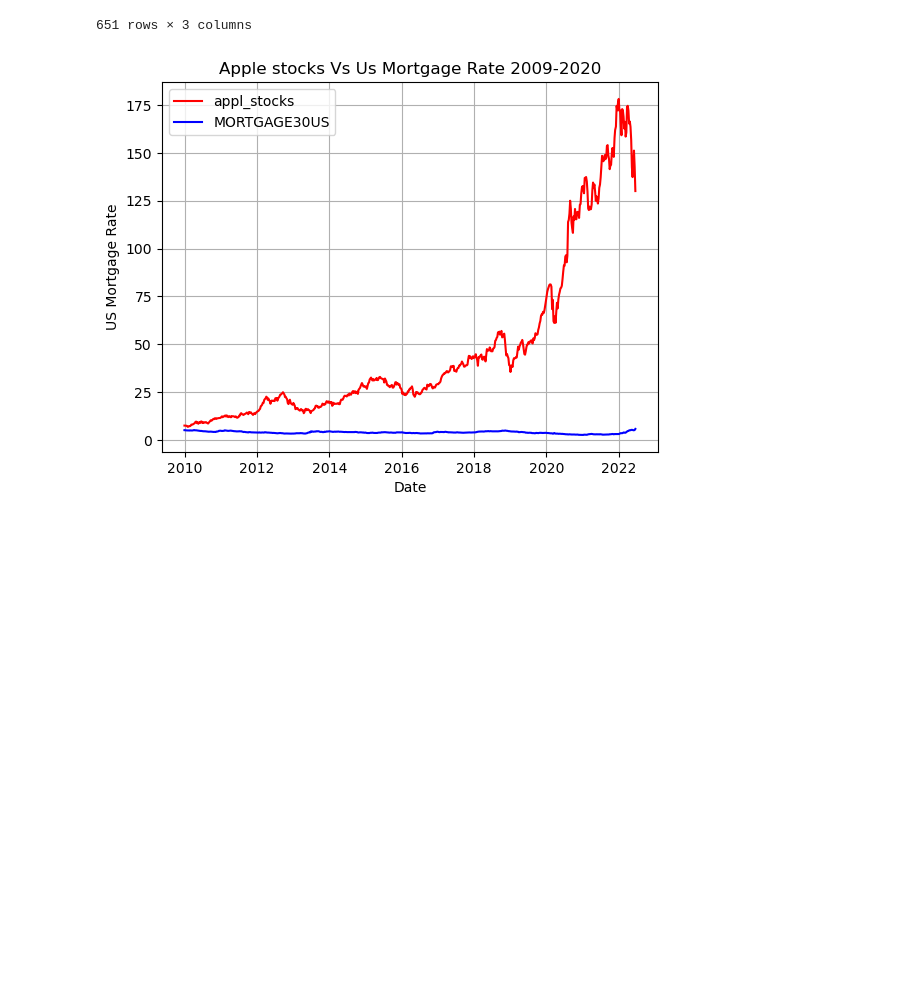
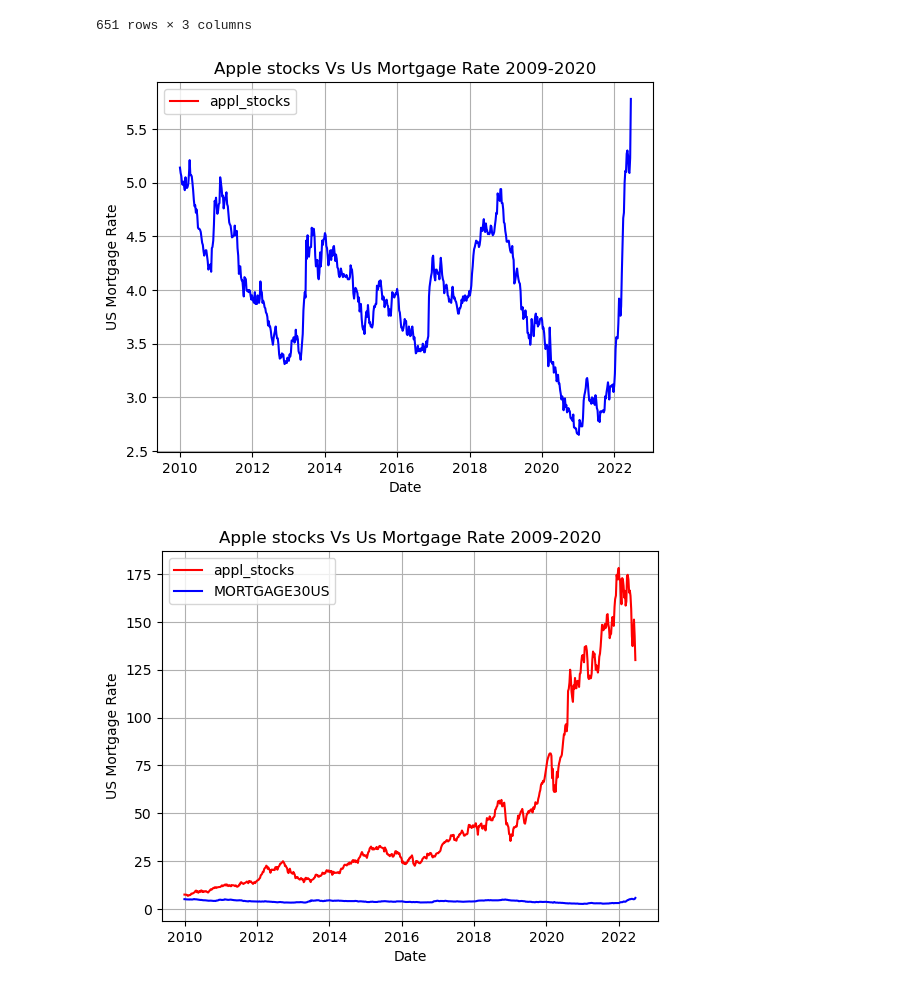
Before and after one commit to Sukhrajb1988/Project1G1, a Jupyter notebook: Mortgage Rate Dataset.ipynb, the cells around one changed output. Saved outputs shown, nothing was run; the diff lists cells and outputs as text; code cells hidden in the pictures; blank space fills up the shorter version.

```diff
--- a/Mortgage Rate Dataset.ipynb
+++ b/Mortgage Rate Dataset.ipynb
@@ -144,6 +144,19 @@ close_profit_data
 | 3131 | 2022-06-09 | 142.639999 | 5.23 |
 | 3136 | 2022-06-16 | 130.059998 | 5.78 |
 651 rows × 3 columns
+# %%
+MORTGAGE30US, = plt.plot(close_profit_data['Date'], close_profit_data['MORTGAGE30US'], color="blue", label="MORTGAGE30US")
+plt.title("Apple stocks Vs Us Mortgage Rate 2009-2020")
+plt.xlabel("Date")
+plt.ylabel("US Mortgage Rate")
+plt.legend(handles=[appl_stocks,], loc="best")
+
+# plt.xlim(2010,2023)
+# plt.ylim(7,40)
+plt.grid()
+plt.show()
+# %% [output]
+[figure, added]
 # %%
 appl_stocks, = plt.plot(close_profit_data['Date'], close_profit_data['Close'], color="red", label="appl_stocks")
 MORTGAGE30US, = plt.plot(close_profit_data['Date'], close_profit_data['MORTGAGE30US'], color="blue", label="MORTGAGE30US")
```
Also changed, not shown: parts of 1 cell of this notebook, 1 other file.
